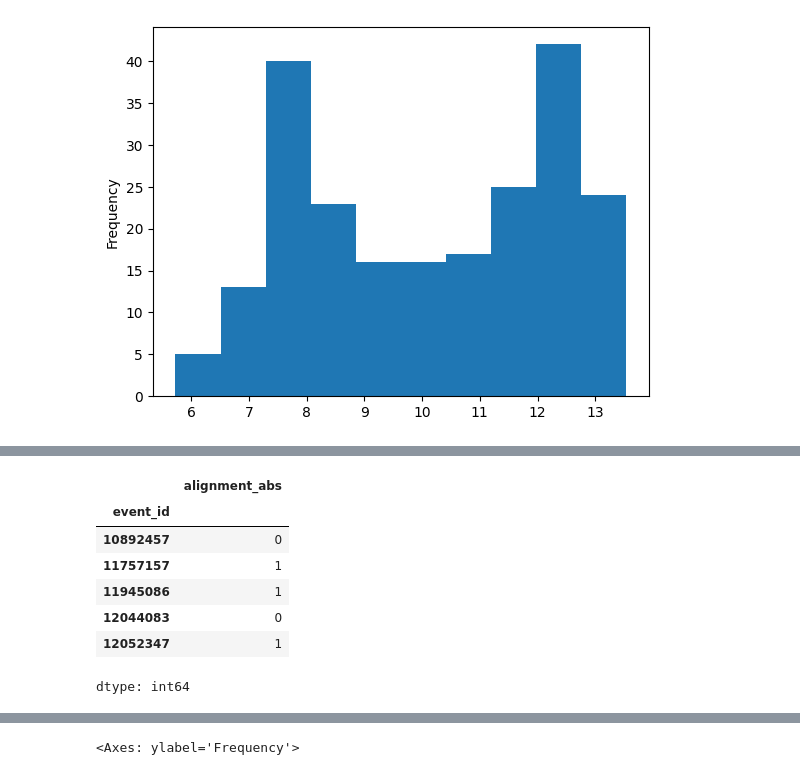
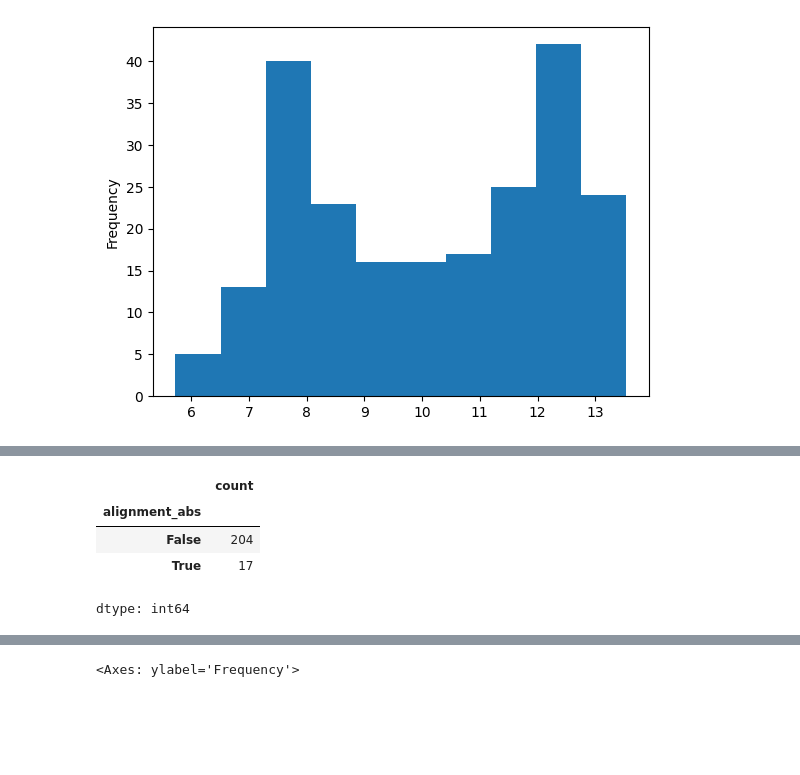
Before and after one commit to Ruks-7/WiDS-Global-Datathon-2026, a Jupyter notebook: WiDS_Datathon_2026_Version_4.ipynb, the cells around one changed output, grey strips where cells are left out. Saved outputs shown, nothing was run; the diff lists cells and outputs as text; code cells hidden in the pictures; blank space fills up the shorter version.

```diff
--- a/WiDS_Datathon_2026_Version_4.ipynb
+++ b/WiDS_Datathon_2026_Version_4.ipynb
@@ -517,11 +544,8 @@ df_train["alignment_abs"].plot(
 # %%
-(df_train["alignment_abs"] > 0.1).astype(int).head()
+(df_train["alignment_abs"] > 0.9).value_counts()
 # %% [output]
-|  | alignment_abs |
-| event_id |  |
-| 10892457 | 0 |
-| 11757157 | 1 |
-| 11945086 | 1 |
-| 12044083 | 0 |
-| 12052347 | 1 |
+|  | count |
+| alignment_abs |  |
+| False | 204 |
+| True | 17 |
 dtype: int64
```
Also changed, not shown: parts of 31 cells of this notebook.
